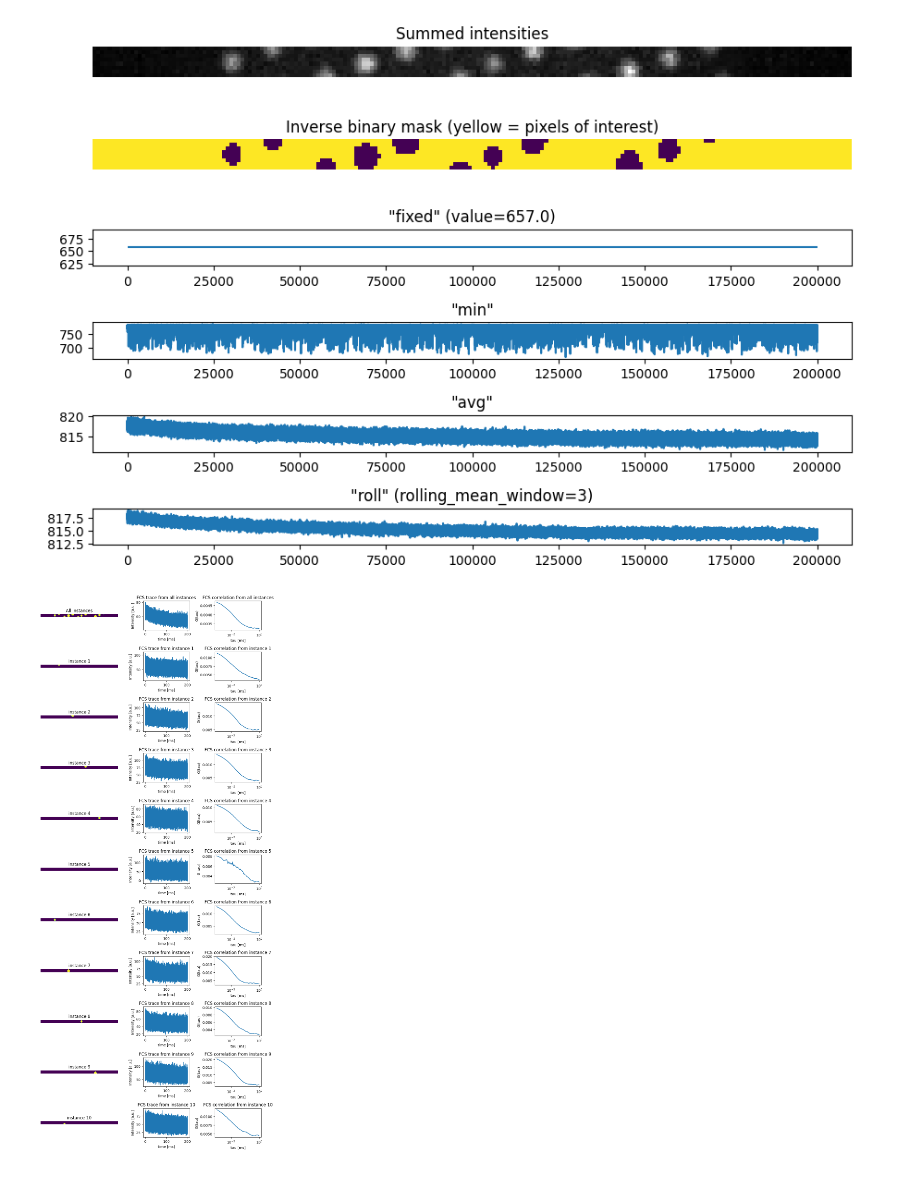
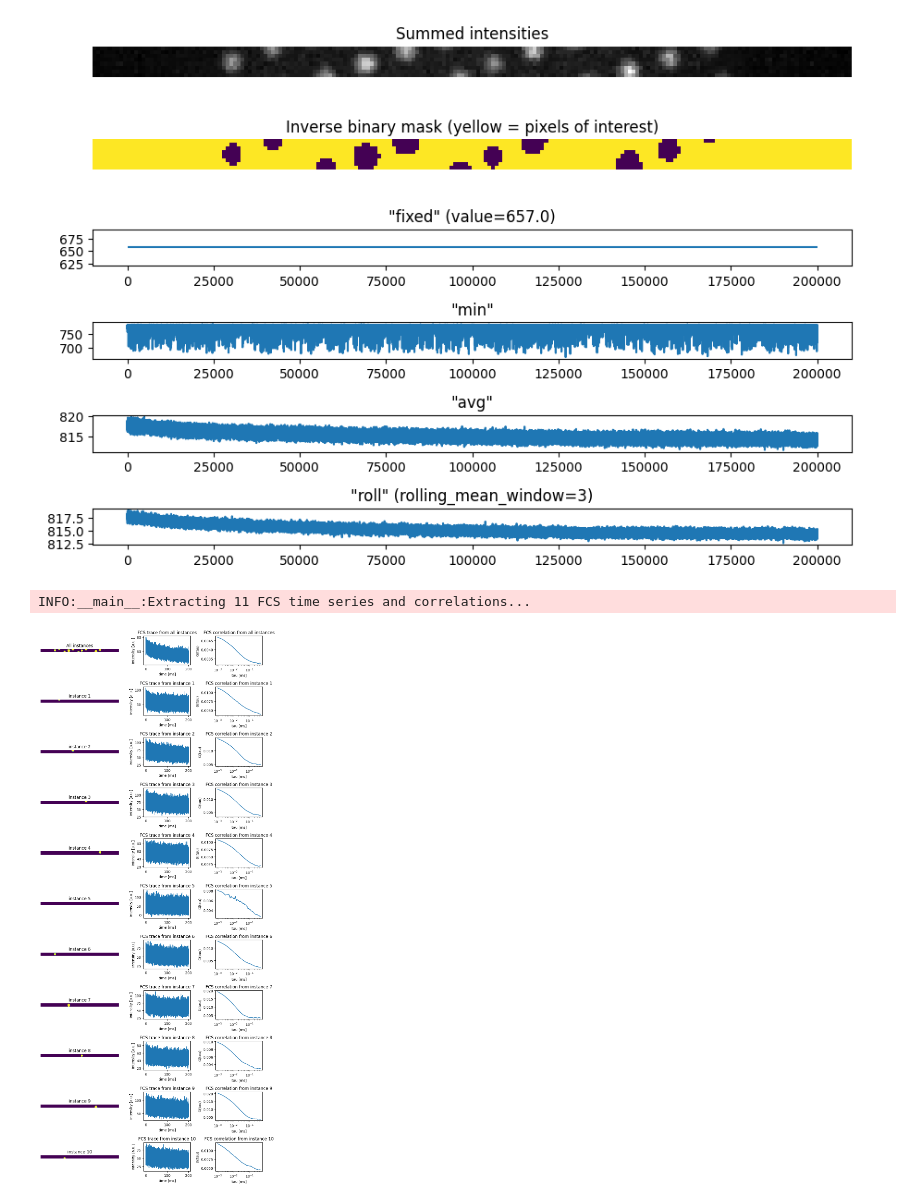
Before and after one commit to aseltmann/colabs-for-fcs, a Jupyter notebook: notebooks/Extract_FCS_from_widefield_camera.ipynb, the cells around one changed output. Saved outputs shown, nothing was run; the diff lists cells and outputs as text; code cells hidden in the pictures.

Commit message:
Add logging, tqdm, make cut_at accept floats

```diff
--- a/notebooks/Extract_FCS_from_widefield_camera.ipynb
+++ b/notebooks/Extract_FCS_from_widefield_camera.ipynb
@@ -17,6 +17,7 @@ import multipletau
 import stackview
 
 import imageio.v3 as iio
+import logging
 import matplotlib.pyplot as plt
 import numpy as np
 import pandas as pd
@@ -28,9 +29,14 @@ from prettyprinter import pprint, install_extras
 from scipy import ndimage as ndi
 from skimage import filters
 from skimage.morphology import disk
+from tqdm.notebook import tqdm
 from typing import Literal, Union
 
 install_extras(['dataclasses', 'numpy'])
+
+logging.basicConfig(format='%(asctime)s - build model -  %(message)s')
+log = logging.getLogger(__name__)
+log.setLevel(logging.DEBUG)
 
 def extract_fcs(tif: np.ndarray, mask: np.ndarray):
     """Extract binned FCS trace from tif
@@ -439,7 +445,7 @@ deltat = 0.001 #@param {type:'number'}
 cut_correlation_function = True #@param {type:'boolean'}
 #@markdown * if you checked `cut_correlation_function`, provide a maximum lag
 #@markdown time $\tau$ after which to cut off the correlation function
-cut_at = 1 #@param {type:'integer'}
+cut_at = 0.5 #@param {type:"number"}
 #@markdown * Choose background correction. The values for substraction are taken
 #@markdown from **Section 4.0**, which has to be executed before.
 apply_background_correction = "roll" #@param ["none", "fixed", "min", "avg", "roll"]
@@ -500,8 +506,9 @@ if save_out_csv_of_correlations:
                                *pcs_results)
 
 # ----------------------- EXTRACT AND PLOT SINGLE INSTANCES -------------------
+log.info('Extracting %s FCS time series and correlations...', num_features)
 columns = ['delta_t_in_ms', 'all_instances']
-for i in range(1, num_features):
+for i in tqdm(range(1, num_features)):
     name = f'instance_{i:0>2}'
     columns.append(name)
     # segmentation mask
@@ -526,31 +533,32 @@ for i in range(1, num_features):
     tifdc.lag_time_dict[name] = corr_fn[1:, 0]
     tifdc.correlation_dict[name] = corr_fn[1:, 1]
 
     ax[i*3].imshow(tifdc.seg_dict[name])
     ax[i*3].set_title(f'instance {i}')
     ax[i*3+1].plot(tifdc.ts_scale_dict['full_mask'],
                    tifdc.timeseries_dict[name])
     ax[i*3+1].set_title(f'FCS trace from instance {i}')
     plt.setp(ax[i*3+1], xlabel='time [ms]', ylabel='Intensity [a.u.]')
     ax[i*3+2].semilogx(tifdc.lag_time_dict[name],
                        tifdc.correlation_dict[name])
     ax[i*3+2].set_title(f'FCS correlation from instance {i}')
 
     plt.setp(ax[i*3+2], xlabel='tau [ms]', ylabel='G(tau)', ylim=[None, None])
     if save_out_csv_of_correlations:
         out_correlation = out_path / f'{out_basic}-correlation_{name}.csv'
         pcs_results = photon_counting_stats(tifdc.timeseries_dict[name],
                                             tifdc.ts_scale_dict['full_mask'])
         save_extracted_correlation(out_correlation, corr_fn[1:, :], out_basic,
                                    *pcs_results)
 
 for a in [a for a in ax if not 'FCS' in a.title.get_text()]:
     a.set_axis_off()
 # if save_out_csv_of_traces:
 #     out = pd.DataFrame(out, columns=columns)
 #     out.to_csv(out_traces)
 
 fig.tight_layout()
 plt.show()
 # %% [output]
+INFO:__main__:Extracting 11 FCS time series and correlations...
-[figure, old version]
+[figure, new version]
```
Also changed, not shown: parts of 1 cell of this notebook.
